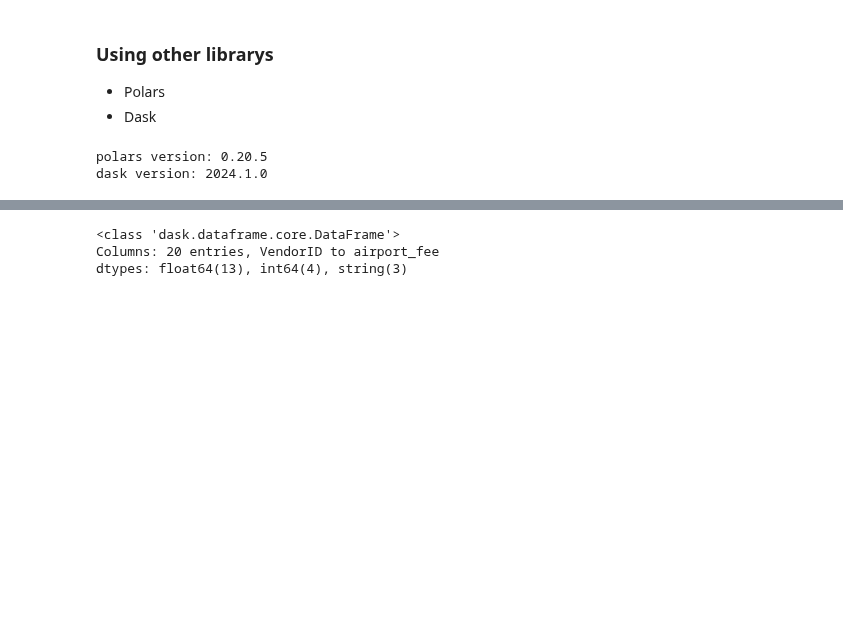
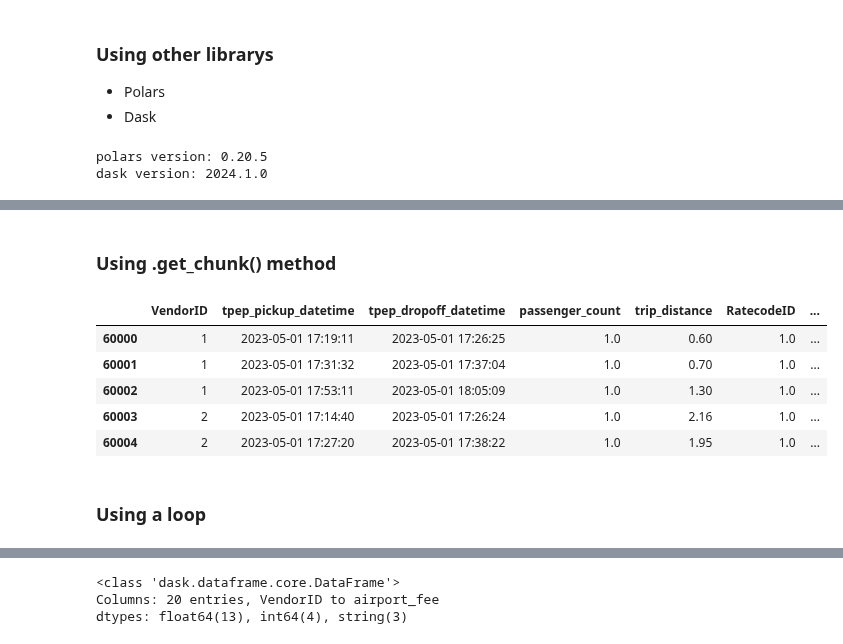
Before and after one commit to PacktPublishing/Time-Series-Analysis-with-Python-Cookbook-Second-Edition, a Jupyter notebook: code/Ch2/Chapter 2.ipynb, the cells around one changed output, grey strips where cells are left out. Drawn from its saved outputs; the diff is of its cells as text; code cells hidden in the pictures; blank space fills up the shorter version.

```diff
--- a/code/Ch2/Chapter 2.ipynb
+++ b/code/Ch2/Chapter 2.ipynb
@@ -1214,0 +1198,7 @@ del df_pl
+# %%
+%%time
+%%memit
+
+df_pd = pd.read_csv(file_path, low_memory=False, chunksize=10000)
+chunk = next(df_pd)
+chunk.head()
@@ -1214,0 +1209,17 @@ del df_pl
+# %% [markdown]
+### Using .get_chunk() method
+# %%
+%%time
+%%memit
+
+chunk = df_pd.get_chunk()
+chunk.head()
+# %% [output]
+|  | VendorID | tpep_pickup_datetime | tpep_dropoff_datetime | passenger_count | trip_distance | RatecodeID | ... |
+| 60000 | 1 | 2023-05-01 17:19:11 | 2023-05-01 17:26:25 | 1.0 | 0.60 | 1.0 | ... |
+| 60001 | 1 | 2023-05-01 17:31:32 | 2023-05-01 17:37:04 | 1.0 | 0.70 | 1.0 | ... |
+| 60002 | 1 | 2023-05-01 17:53:11 | 2023-05-01 18:05:09 | 1.0 | 1.30 | 1.0 | ... |
+| 60003 | 2 | 2023-05-01 17:14:40 | 2023-05-01 17:26:24 | 1.0 | 2.16 | 1.0 | ... |
+| 60004 | 2 | 2023-05-01 17:27:20 | 2023-05-01 17:38:22 | 1.0 | 1.95 | 1.0 | ... |
+# %% [markdown]
+### Using a loop
```
Also changed, not shown: parts of 95 cells of this notebook.
